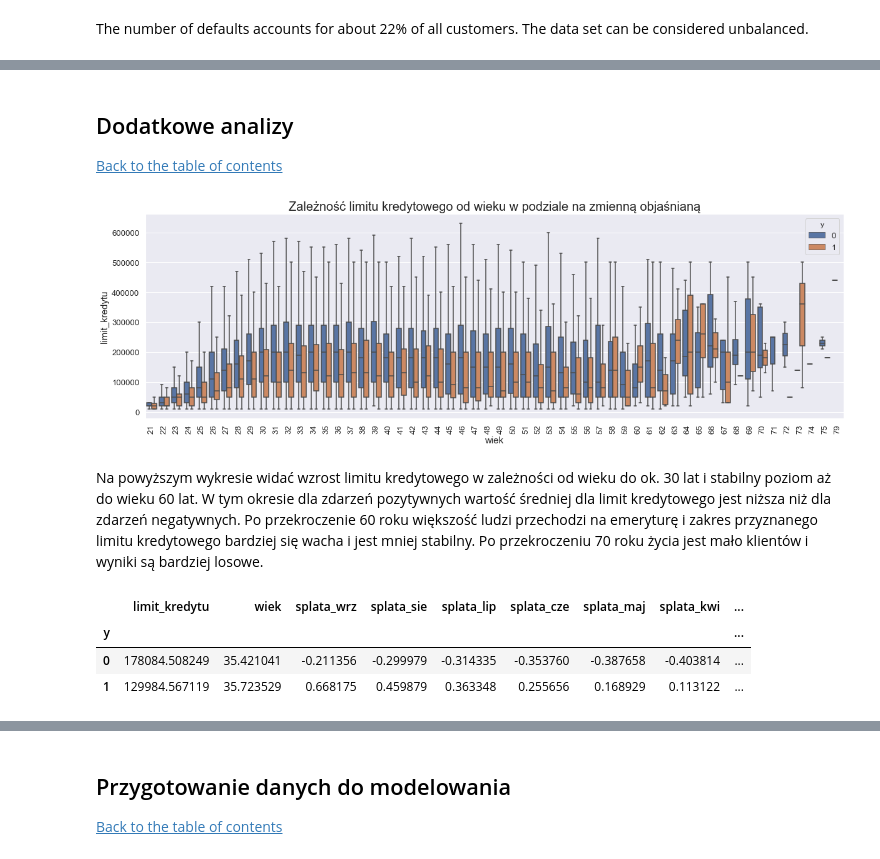
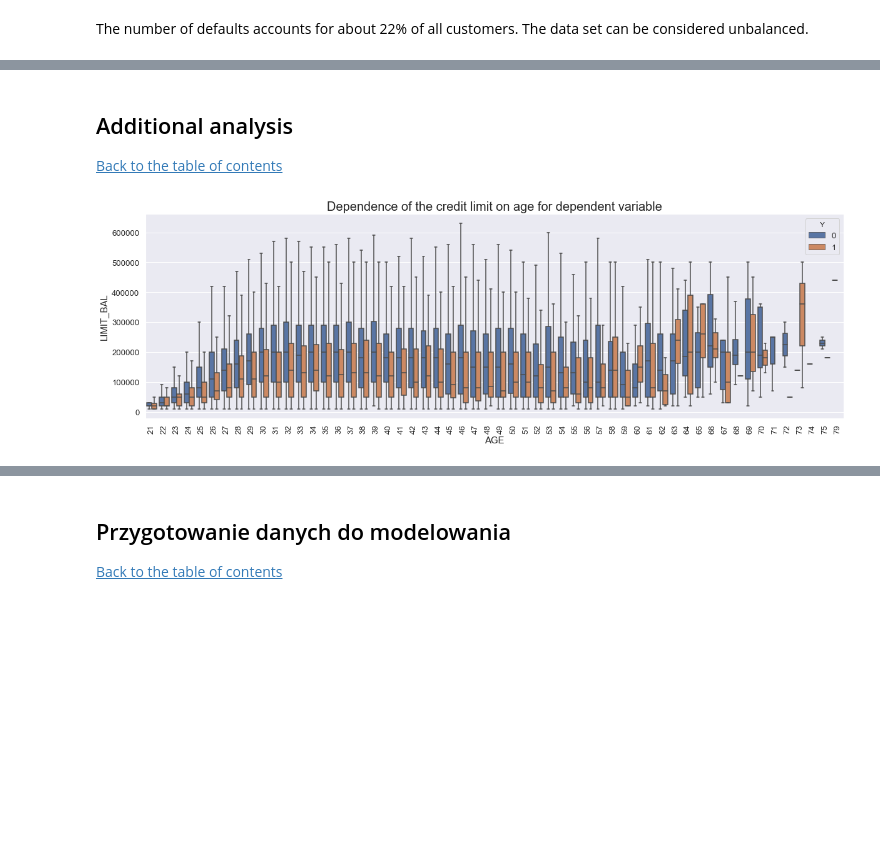
Before and after one commit to TomekSwiatek/Analiza-i-predykcja-sp-aty-nale-no-ci-przez-posiadaczy-kart-kredytowych, a Jupyter notebook: Analysis and prediction of default payments by credit card holders.ipynb, the cells around one changed output, grey strips where cells are left out. Cells and saved outputs as stored; diff of their text form; code cells hidden in the pictures; blank space fills up the shorter version.

```diff
--- a/Analysis and prediction of default payments by credit card holders.ipynb
+++ b/Analysis and prediction of default payments by credit card holders.ipynb
@@ -563,26 +565,16 @@ Na podstawie powyższych wykresów proporcji występowania klientów wiarygodnyc
 # %% [markdown]
 <a class="anchor" id="dodatkowe"></a>
-## Dodatkowe analizy
+## Additional analysis
 [Back to the table of contents](#toc)
 # %%
-#Zależność limitu kredytowego od wieku w podziale na klienta wiarygodnego[0] / niewiarygodnego[1]
-wykres, ax1 = plt.subplots(ncols=1, figsize=(20,6))
-s = sns.boxplot(ax = ax1, x='wiek', y='limit_kredytu', hue='y',
+#Dependence of the credit limit on age for a reliable customer [0] / unreliable [1]
+chart, ax1 = plt.subplots(ncols=1, figsize=(20,6))
+s = sns.boxplot(ax = ax1, x='AGE', y='LIMIT_BAL', hue='Y',
                 data=df,showfliers=False)
 s.set_xticklabels(s.get_xticklabels(),rotation=90)
-plt.xlabel('wiek',fontsize=15)
-plt.ylabel('limit_kredytu',fontsize=15)
-plt.title('Zależność limitu kredytowego od wieku w podziale na zmienną objaśnianą', fontsize=20)
+plt.xlabel('AGE',fontsize=15)
+plt.ylabel('LIMIT_BAL',fontsize=15)
+plt.title('Dependence of the credit limit on age for dependent variable', fontsize=20)
 plt.show()
 # %% [output]
-[figure, old version]
+[figure, new version]
-# %% [markdown]
-Na powyższym wykresie widać wzrost limitu kredytowego w zależności od wieku do ok. 30 lat i stabilny poziom aż do wieku 60 lat. W tym okresie dla zdarzeń pozytywnych wartość średniej dla limit kredytowego jest niższa niż dla zdarzeń negatywnych. Po przekroczenie 60 roku większość ludzi przechodzi na emeryturę i zakres przyznanego limitu kredytowego bardziej się wacha i jest mniej stabilny. Po przekroczeniu 70 roku życia jest mało klientów i wyniki są bardziej losowe.
-# %%
-#średnie wartości poszczególnych atrybutów w zależności od wartości zmiennej objaśnianej
-df.groupby('y').mean()
-# %% [output]
-|  | limit_kredytu | wiek | splata_wrz | splata_sie | splata_lip | splata_cze | splata_maj | splata_kwi | ... |
-| y |  |  |  |  |  |  |  |  | ... |
-| 0 | 178084.508249 | 35.421041 | -0.211356 | -0.299979 | -0.314335 | -0.353760 | -0.387658 | -0.403814 | ... |
-| 1 | 129984.567119 | 35.723529 | 0.668175 | 0.459879 | 0.363348 | 0.255656 | 0.168929 | 0.113122 | ... |
```
Also changed, not shown: parts of 21 cells of this notebook, 1 other file.
